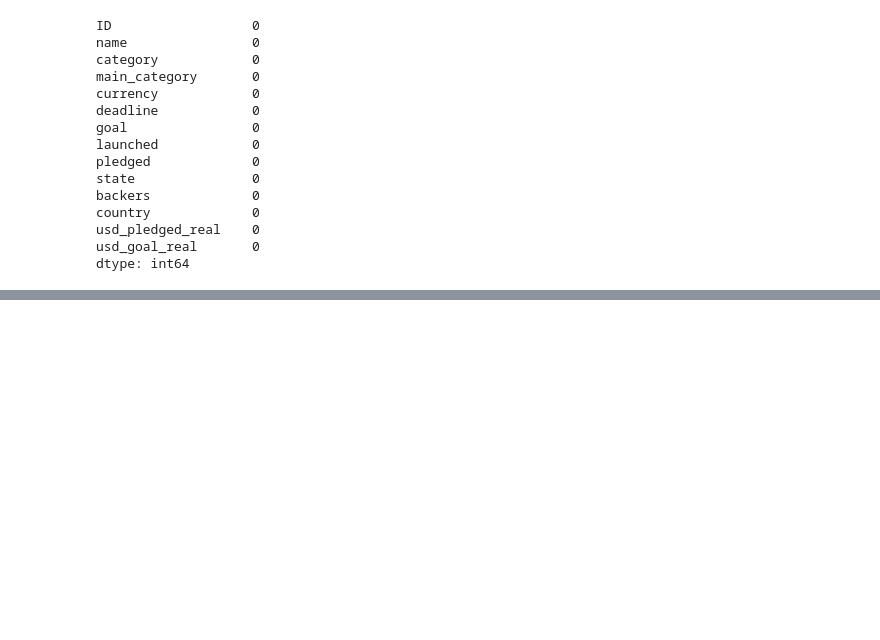
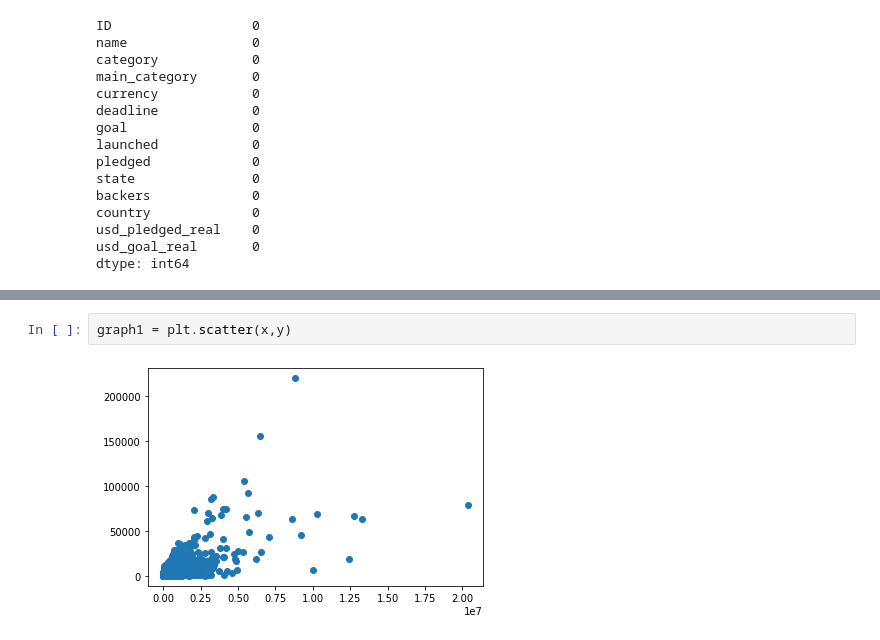
Before and after one commit to paulaked/data25-visualisations, a Jupyter notebook: Startups Data.ipynb, the cells around one changed output, grey strips where cells are left out. Saved outputs shown, nothing was run; the diff lists cells and outputs as text; blank space fills up the shorter version.

```diff
--- a/Startups Data.ipynb
+++ b/Startups Data.ipynb
@@ -135,0 +196,4 @@ dtype: int64
+# %%
+graph1 = plt.scatter(x,y)
+# %% [output]
+[figure, added]
```
Also changed, not shown: parts of 29 cells of this notebook.
